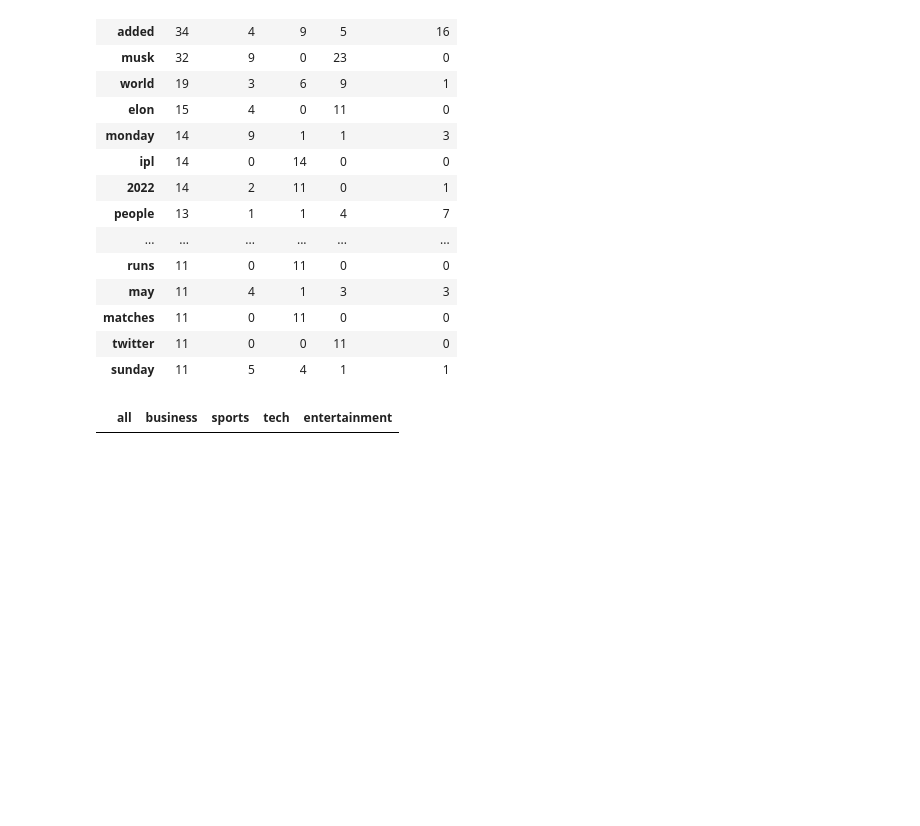
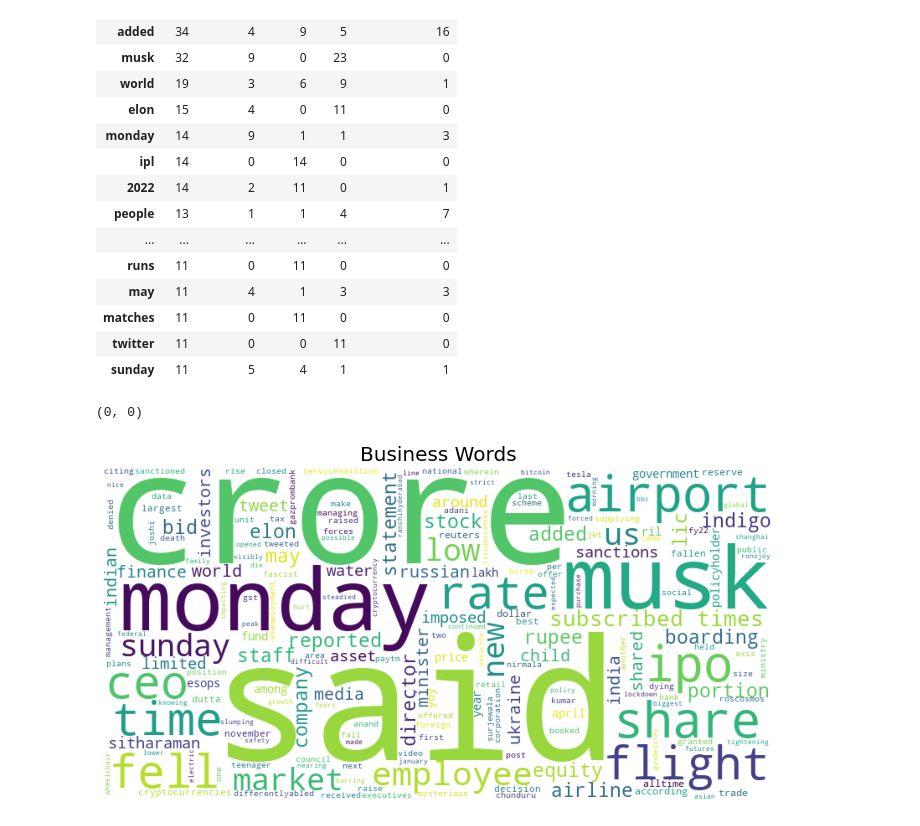
Before and after one commit to bensmith07/nlp-exercises, a Jupyter notebook: explore_notebook.ipynb, the cells around one changed output. Cells and saved outputs as stored; diff of their text form; code cells hidden in the pictures; blank space fills up the shorter version.

```diff
--- a/explore_notebook.ipynb
+++ b/explore_notebook.ipynb
@@ -323,7 +323,22 @@ word_counts.sort_values(by='all', ascending=False).head(20)
 # %%
 # words that uniquely identify a particular category
 categories = ['business', 'sports', 'tech', 'entertainment']
-category = 'business'
-word_counts[word_counts.all == word_counts[category]]
+
+unique_words = pd.DataFrame()
+for category in categories:
+    pd.concat([unique_words, word_counts[word_counts.all == word_counts[category]]])
+
+unique_words.shape
+# there are no words that uniquely identify one category
 # %% [output]
-|  | all | business | sports | tech | entertainment |
+(0, 0)
+# %%
+# business words
+img = WordCloud(background_color='white', width=800, height=400).generate(business_words)
+plt.figure(figsize=(12,8))
+plt.title('Business Words', fontsize=20)
+plt.imshow(img)
+plt.axis('off')
+plt.show()
+# %% [output]
+[figure, added]
```
Also changed, not shown: parts of 10 cells of this notebook.
